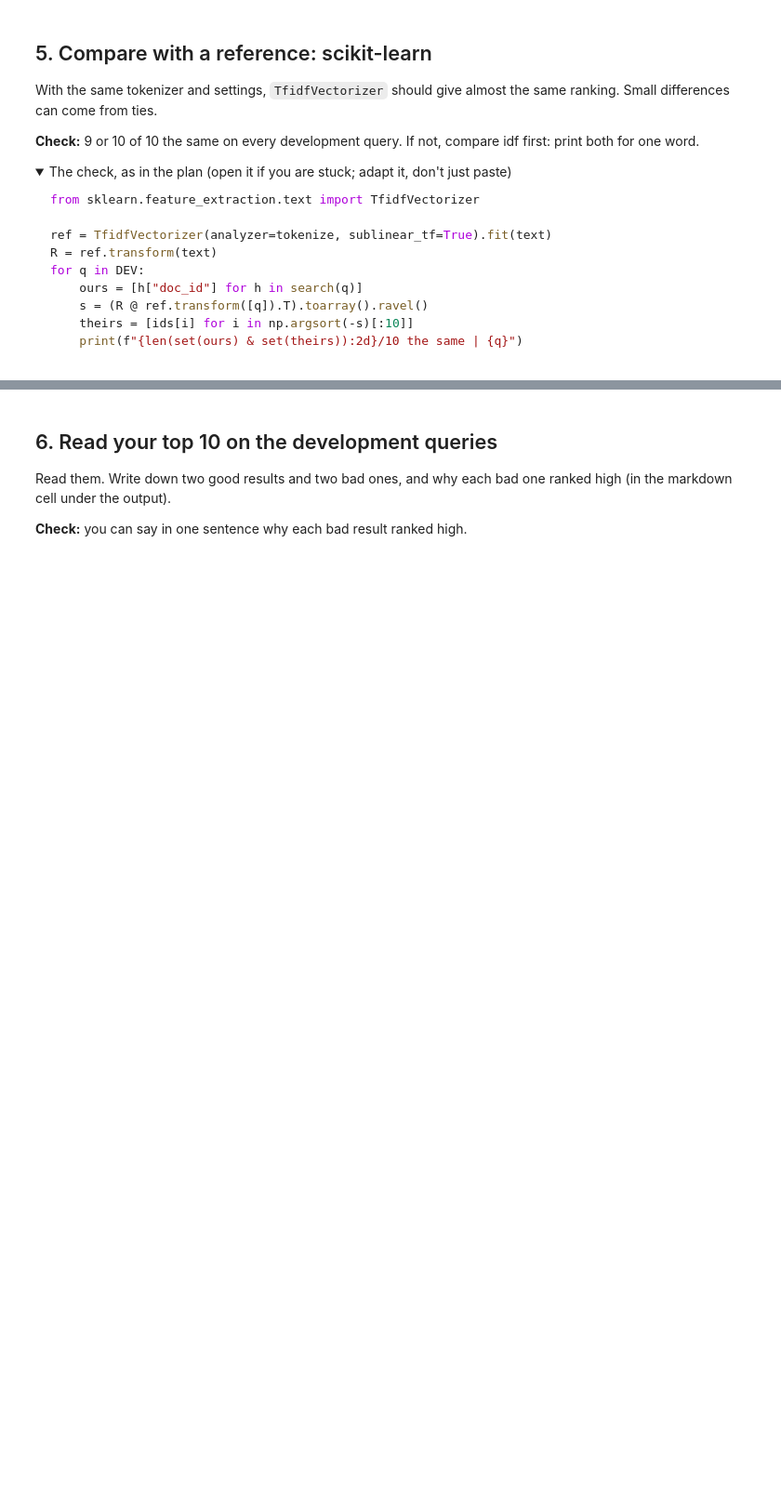
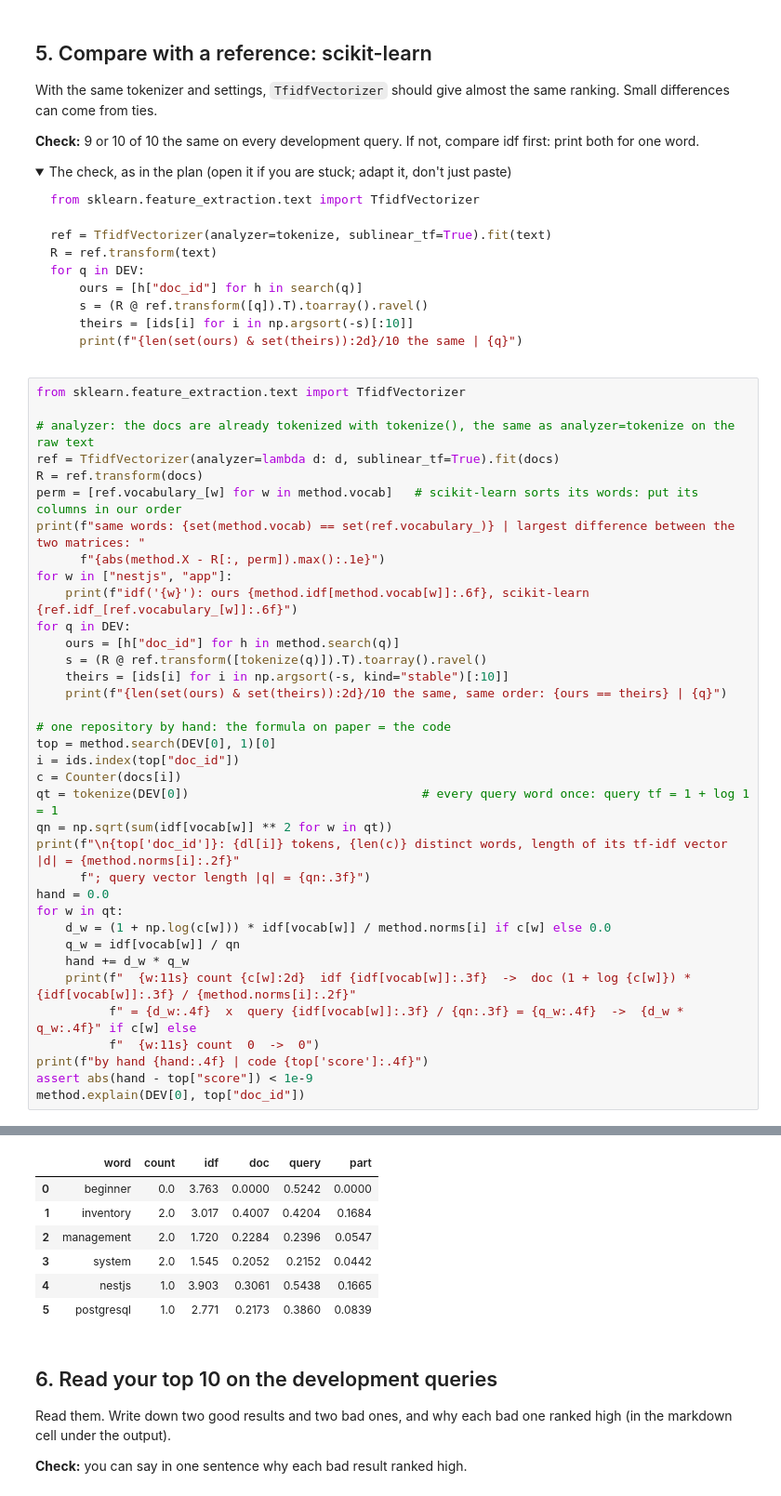
Before and after one commit to RaksaOC/Open-Source-Project-Discovery, a Jupyter notebook: backend/notebooks/08-tfidf.ipynb, the cells around one changed output, grey strips where cells are left out. Shown at 93% size. Cells and saved outputs as stored; diff of their text form; folded sections open; blank space fills up the shorter version.

````diff
--- a/backend/notebooks/08-tfidf.ipynb
+++ b/backend/notebooks/08-tfidf.ipynb
@@ -143,3 +236,40 @@ for q in DEV:
     print(f"{len(set(ours) & set(theirs)):2d}/10 the same | {q}")
 ```
 </details>
+# %%
+from sklearn.feature_extraction.text import TfidfVectorizer
+
+# analyzer: the docs are already tokenized with tokenize(), the same as analyzer=tokenize on the raw text
+ref = TfidfVectorizer(analyzer=lambda d: d, sublinear_tf=True).fit(docs)
+R = ref.transform(docs)
+perm = [ref.vocabulary_[w] for w in method.vocab]   # scikit-learn sorts its words: put its columns in our order
+print(f"same words: {set(method.vocab) == set(ref.vocabulary_)} | largest difference between the two matrices: "
+      f"{abs(method.X - R[:, perm]).max():.1e}")
+for w in ["nestjs", "app"]:
+    print(f"idf('{w}'): ours {method.idf[method.vocab[w]]:.6f}, scikit-learn {ref.idf_[ref.vocabulary_[w]]:.6f}")
+for q in DEV:
+    ours = [h["doc_id"] for h in method.search(q)]
+    s = (R @ ref.transform([tokenize(q)]).T).toarray().ravel()
+    theirs = [ids[i] for i in np.argsort(-s, kind="stable")[:10]]
+    print(f"{len(set(ours) & set(theirs)):2d}/10 the same, same order: {ours == theirs} | {q}")
+
+# one repository by hand: the formula on paper = the code
+top = method.search(DEV[0], 1)[0]
+i = ids.index(top["doc_id"])
+c = Counter(docs[i])
+qt = tokenize(DEV[0])                                # every query word once: query tf = 1 + log 1 = 1
+qn = np.sqrt(sum(idf[vocab[w]] ** 2 for w in qt))
+print(f"\n{top['doc_id']}: {dl[i]} tokens, {len(c)} distinct words, length of its tf-idf vector |d| = {method.norms[i]:.2f}"
+      f"; query vector length |q| = {qn:.3f}")
+hand = 0.0
+for w in qt:
+    d_w = (1 + np.log(c[w])) * idf[vocab[w]] / method.norms[i] if c[w] else 0.0
+    q_w = idf[vocab[w]] / qn
+    hand += d_w * q_w
+    print(f"  {w:11s} count {c[w]:2d}  idf {idf[vocab[w]]:.3f}  ->  doc (1 + log {c[w]}) * {idf[vocab[w]]:.3f} / {method.norms[i]:.2f}"
+          f" = {d_w:.4f}  x  query {idf[vocab[w]]:.3f} / {qn:.3f} = {q_w:.4f}  ->  {d_w * q_w:.4f}" if c[w] else
+          f"  {w:11s} count  0  ->  0")
+print(f"by hand {hand:.4f} | code {top['score']:.4f}")
+assert abs(hand - top["score"]) < 1e-9
+method.explain(DEV[0], top["doc_id"])
+# %% [output]
@@ -146,3 +293,10 @@ for q in DEV:
+|  | word | count | idf | doc | query | part |
+| 0 | beginner | 0.0 | 3.763 | 0.0000 | 0.5242 | 0.0000 |
+| 1 | inventory | 2.0 | 3.017 | 0.4007 | 0.4204 | 0.1684 |
+| 2 | management | 2.0 | 1.720 | 0.2284 | 0.2396 | 0.0547 |
+| 3 | system | 2.0 | 1.545 | 0.2052 | 0.2152 | 0.0442 |
+| 4 | nestjs | 1.0 | 3.903 | 0.3061 | 0.5438 | 0.1665 |
+| 5 | postgresql | 1.0 | 2.771 | 0.2173 | 0.3860 | 0.0839 |
 # %% [markdown]
 ## 6. Read your top 10 on the development queries
 
````
Also changed, not shown: parts of 14 cells of this notebook, 3 other files.
